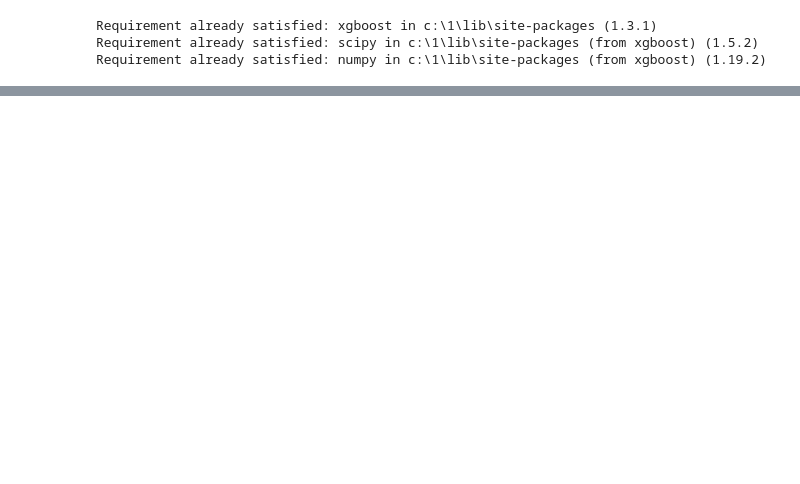
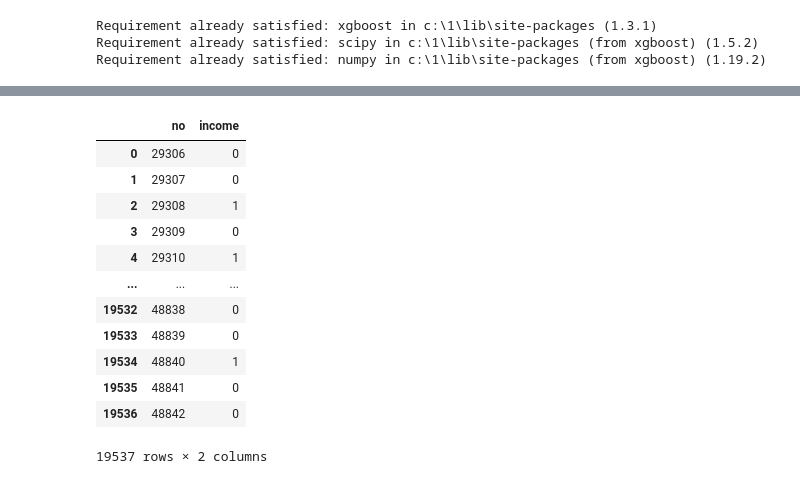
Before and after one commit to krandslam/kaggle_project, a Jupyter notebook: 결측치3/kaggle 경진대회 결측치 처리방법 3(결측치에 최빈값 대입).ipynb, the cells around one changed output, grey strips where cells are left out. Cells and saved outputs as stored; diff of their text form; code cells hidden in the pictures; blank space fills up the shorter version.

```diff
--- a/결측치3/kaggle 경진대회 결측치 처리방법 3(결측치에 최빈값 대입).ipynb
+++ b/결측치3/kaggle 경진대회 결측치 처리방법 3(결측치에 최빈값 대입).ipynb
@@ -245,3 +276,5 @@ X_test = pd.concat([X_test, tmp], axis=1)
+# %%
+X_test['native-country_ Holand-Netherlands'] = 0
 # %%
 !pip install lightgbm
 # %% [output]
@@ -346,0 +363,4 @@ array([[        nan,         nan,         nan, ...,         nan,
+# %%
+pre = lgb_model.predict(X_test)
+# %%
+result['income'] = pre
@@ -346,0 +369,16 @@ array([[        nan,         nan,         nan, ...,         nan,
+# %%
+result
+# %% [output]
+|  | no | income |
+| 0 | 29306 | 0 |
+| 1 | 29307 | 0 |
+| 2 | 29308 | 1 |
+| 3 | 29309 | 0 |
+| 4 | 29310 | 1 |
+| ... | ... | ... |
+| 19532 | 48838 | 0 |
+| 19533 | 48839 | 0 |
+| 19534 | 48840 | 1 |
+| 19535 | 48841 | 0 |
+| 19536 | 48842 | 0 |
+19537 rows × 2 columns
```
Also changed, not shown: parts of 13 cells of this notebook.
